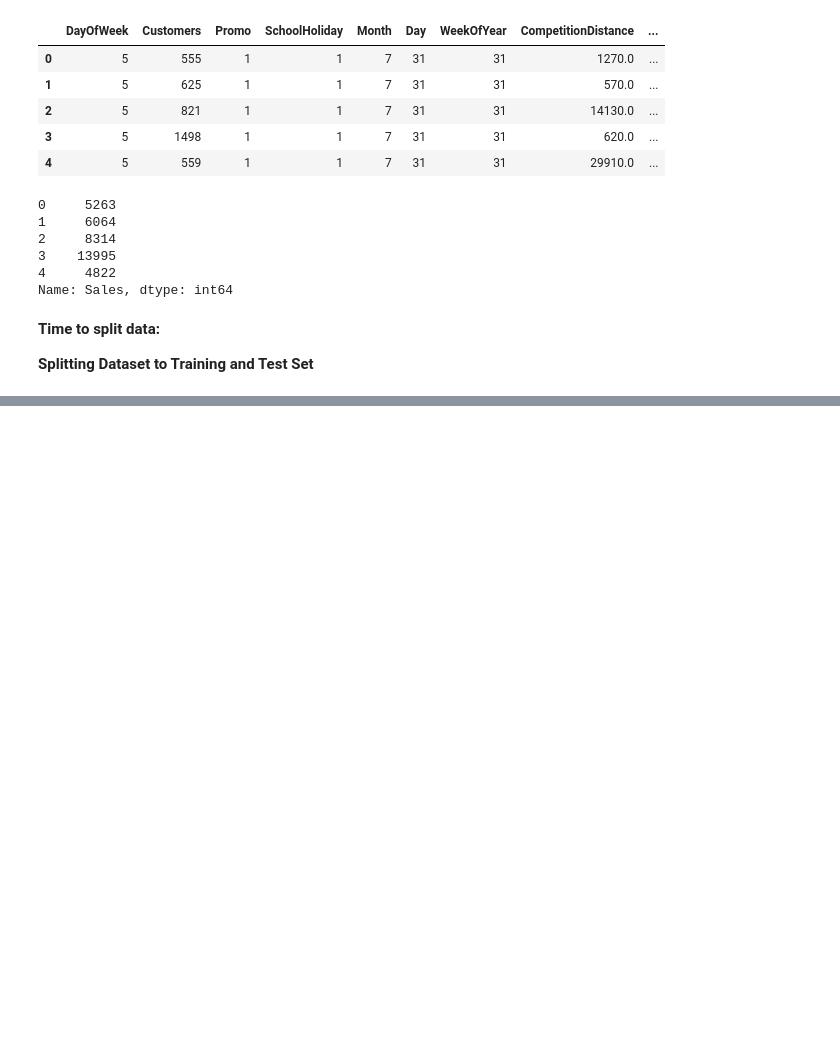
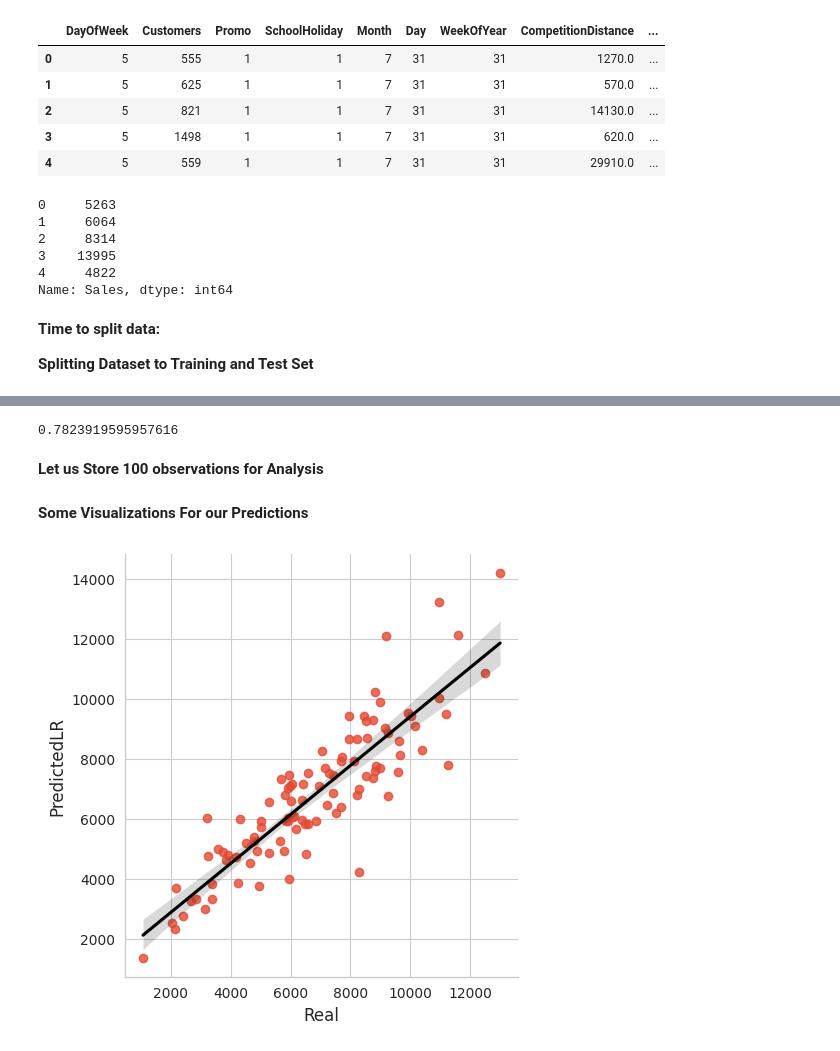
Before and after one commit to himanshu302002/ML-Regression-, a Jupyter notebook: (Capstone_Project)ML_Regression_on_Retail_Sales_Prediction.ipynb, the cells around one changed output, grey strips where cells are left out. Drawn from its saved outputs; the diff is of its cells as text; code cells hidden in the pictures; blank space fills up the shorter version.

```diff
--- a/(Capstone_Project)ML_Regression_on_Retail_Sales_Prediction.ipynb
+++ b/(Capstone_Project)ML_Regression_on_Retail_Sales_Prediction.ipynb
@@ -744,0 +758,3 @@ columns=X_train.columns
+# %%
+regressor = LinearRegression()
+regressor.fit(X_train, y_train)
@@ -744,0 +780,2 @@ columns=X_train.columns
+# %%
+y_pred = regressor.predict(X_test)
@@ -744,0 +797,20 @@ columns=X_train.columns
+# %%
+test_score_1=regressor.score(X_test,y_test)
+test_score_1
+# %% [output]
+0.7823919595957616
+# %% [markdown]
+**Let us Store 100 observations for Analysis**
+# %%
+simple_lr_pred = y_pred[:100]
+simple_lr_real = y_test[:100]
+dataset_lr = pd.DataFrame({'Real':simple_lr_real,'PredictedLR':simple_lr_pred}) #storing these values into dataframe
+# %%
+#storing absolute diffrences between actual sales price and predicted
+dataset_lr['diff']=(dataset_lr['Real']-dataset_lr['PredictedLR']).abs()
+# %% [markdown]
+**Some Visualizations For our Predictions**
+# %%
+sns.lmplot(x='Real', y='PredictedLR', data=dataset_lr, line_kws={'color': 'black'});
+# %% [output]
+[figure, added]
```
Also changed, not shown: parts of 14 cells of this notebook.
